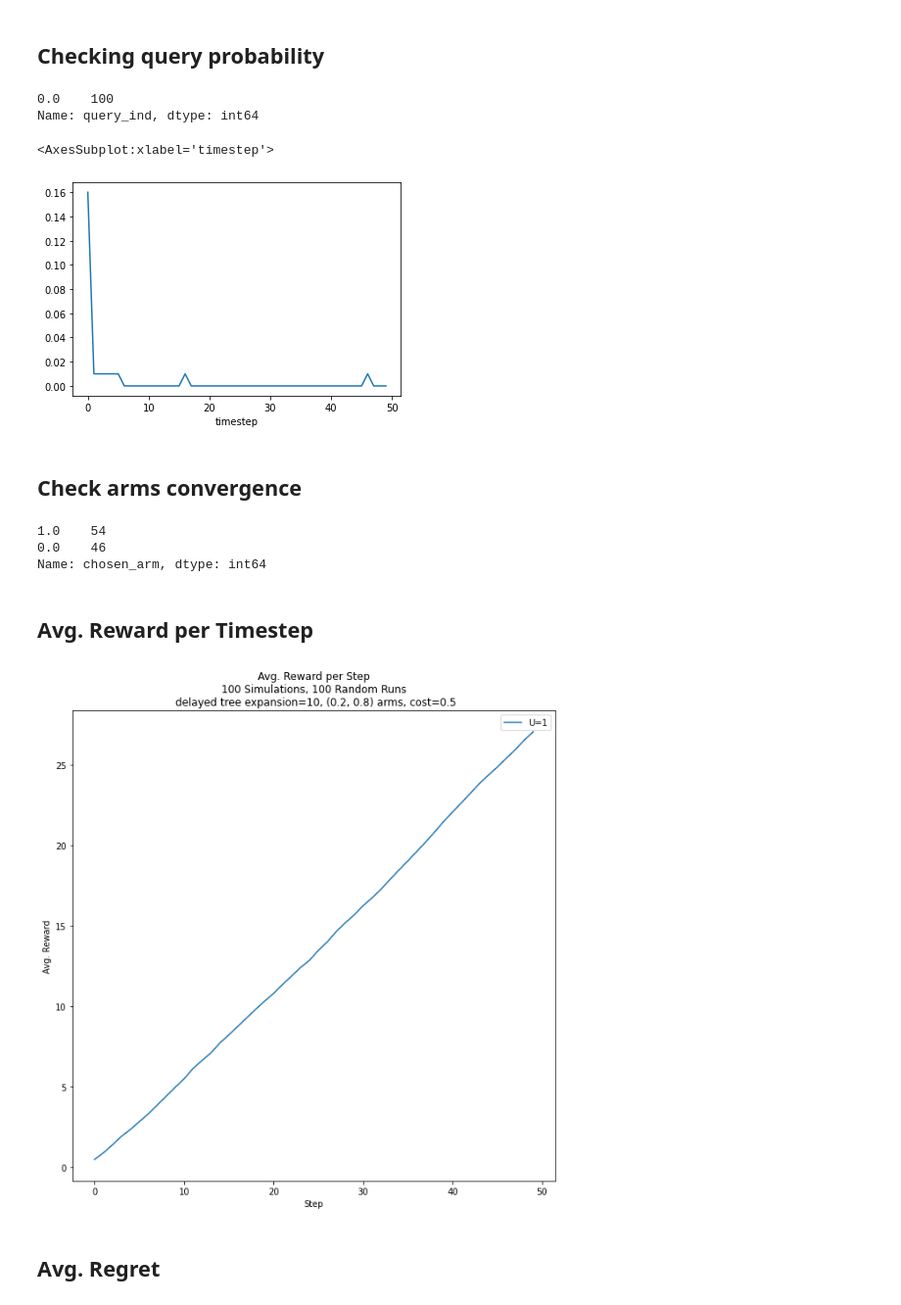
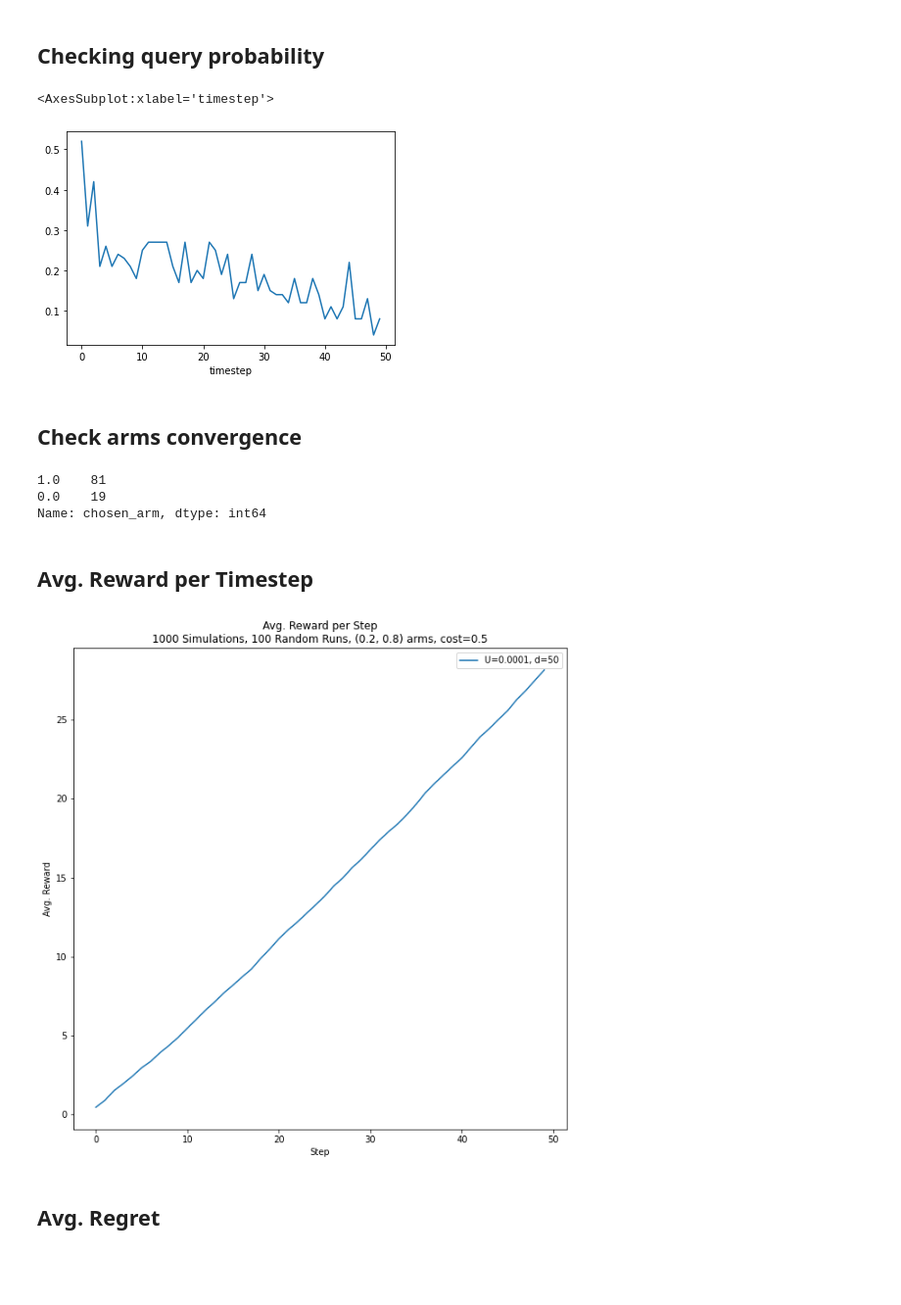
Before and after one commit to dvirla/ARLBayesMCTS, a Jupyter notebook: fixed_query_analysis.ipynb, the cells around one changed output. Shown at 98% size. Drawn from its saved outputs; the diff is of its cells as text; code cells hidden in the pictures; blank space fills up the shorter version.

```diff
--- a/fixed_query_analysis.ipynb
+++ b/fixed_query_analysis.ipynb
@@ -18,5 +18,5 @@ random.seed(42)
 arm_dist_title = 'Arms Distribution={0.2, 0.8}'
 cost = "1, in_factor=2, dec_factor=0.5"
 # %%
-df = pd.read_csv('./records_tests/test_record_1000_sim_1_exp_100_runs_10_tree.csv')
+df = pd.read_csv('./records_tests/test_record_1000_sim_00001_exp_100_runs_50_tree_05292022103625.csv')
 # %%
@@ -28,36 +28,31 @@ Namespace(learning_rate=1.0, discount_factor=0.95, base_query_cost=0.5, explorat
 # %% [markdown]
 ## Checking query probability
-# %%
-df.groupby('run').mean()['query_ind'].round(0).value_counts()
-# %% [output]
-0.0    100
-Name: query_ind, dtype: int64
 # %%
 df.groupby(by=['timestep']).mean()['query_ind'].plot()
 # %% [output]
 <AxesSubplot:xlabel='timestep'>
-[figure, old version]
+[figure, new version]
 # %% [markdown]
 ## Check arms convergence
 # %%
 df.groupby('run').mean()['chosen_arm'].round(0).value_counts()
 # %% [output]
-1.0    54
-0.0    46
+1.0    81
+0.0    19
 Name: chosen_arm, dtype: int64
 # %% [markdown]
 ## Avg. Reward per Timestep
 # %%
 fig, ax = plt.subplots(1,1,figsize=(10,10))
 df.groupby(['timestep']).mean()['reward'].expanding().sum().plot(
-        ax=ax, title='Avg. Reward per Step\n100 Simulations, 100 Random Runs\n delayed tree expansion=10, (0.2, 0.8) arms, cost=0.5', xlabel='Step', ylabel='Avg. Reward', label='U=1')
+        ax=ax, title='Avg. Reward per Step\n1000 Simulations, 100 Random Runs, (0.2, 0.8) arms, cost=0.5', xlabel='Step', ylabel='Avg. Reward', label='U=0.0001, d=50')
 
 # df_fixed_cost_100_exp.groupby(['timestep']).mean()['reward'].expanding().sum().plot(ax=ax, label='U=100')
 
 ax.legend()
 plt.show()
 # %% [output]
-[figure, old version]
+[figure, new version]
 # %% [markdown]
 ## Avg. Regret
 # %%
```
Also changed, not shown: parts of 1 cell of this notebook, 1 other file.
